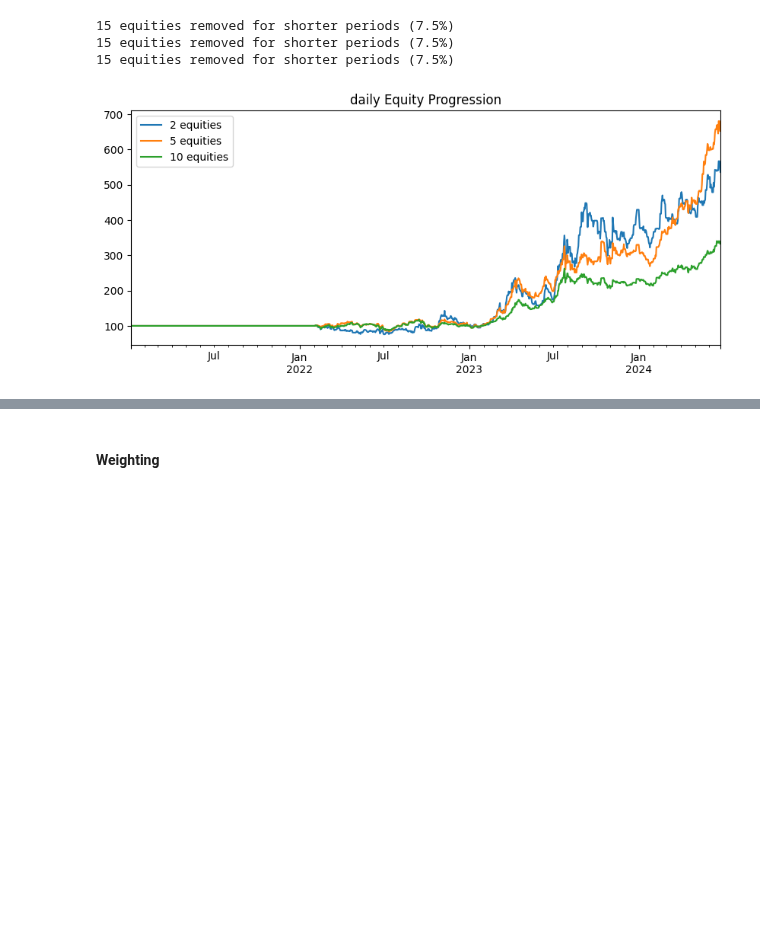
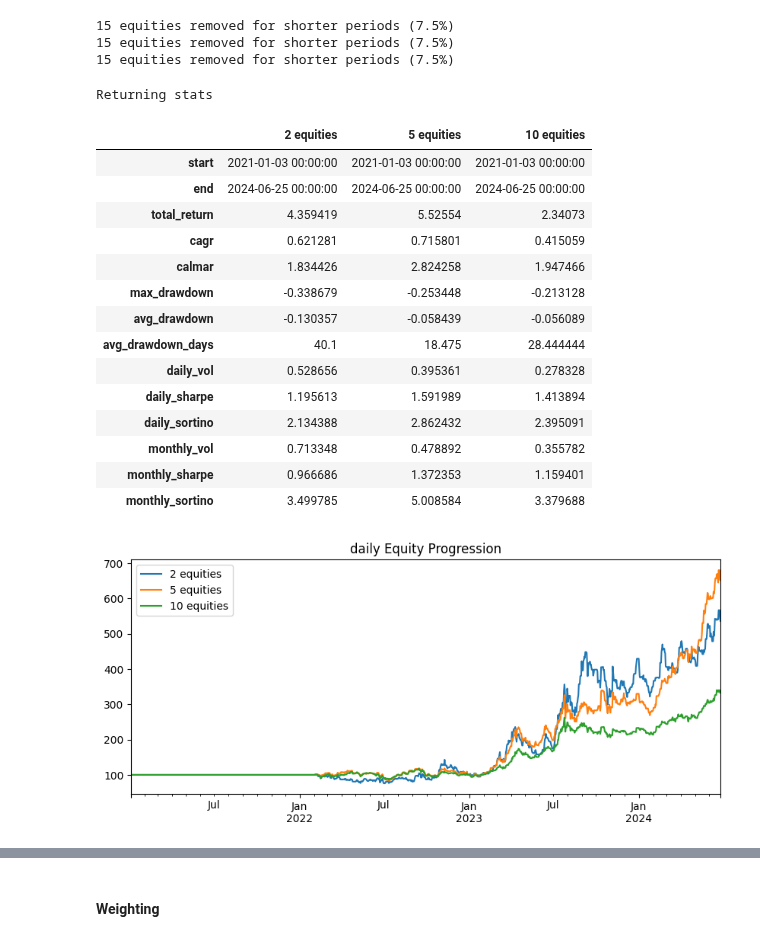
Before and after one commit to lbk209/portfolio, a Jupyter notebook: backtest_portfolios.ipynb, the cells around one changed output, grey strips where cells are left out. Cells and saved outputs as stored; diff of their text form; code cells hidden in the pictures; blank space fills up the shorter version.

```diff
--- a/backtest_portfolios.ipynb
+++ b/backtest_portfolios.ipynb
@@ -996,6 +311,22 @@ for n_equities in [2, 5, 10]:
 15 equities removed for shorter periods (7.5%)
 15 equities removed for shorter periods (7.5%)
 # %%
-testing = bm.run(figsize=(10,4))
+bm.run(figsize=(10,4))
 # %% [output]
+Returning stats
+|  | 2 equities | 5 equities | 10 equities |
+| start | 2021-01-03 00:00:00 | 2021-01-03 00:00:00 | 2021-01-03 00:00:00 |
+| end | 2024-06-25 00:00:00 | 2024-06-25 00:00:00 | 2024-06-25 00:00:00 |
+| total_return | 4.359419 | 5.52554 | 2.34073 |
+| cagr | 0.621281 | 0.715801 | 0.415059 |
+| calmar | 1.834426 | 2.824258 | 1.947466 |
+| max_drawdown | -0.338679 | -0.253448 | -0.213128 |
+| avg_drawdown | -0.130357 | -0.058439 | -0.056089 |
+| avg_drawdown_days | 40.1 | 18.475 | 28.444444 |
+| daily_vol | 0.528656 | 0.395361 | 0.278328 |
+| daily_sharpe | 1.195613 | 1.591989 | 1.413894 |
+| daily_sortino | 2.134388 | 2.862432 | 2.395091 |
+| monthly_vol | 0.713348 | 0.478892 | 0.355782 |
+| monthly_sharpe | 0.966686 | 1.372353 | 1.159401 |
+| monthly_sortino | 3.499785 | 5.008584 | 3.379688 |
 [figure]
```
Also changed, not shown: parts of 17 cells of this notebook, 1 other file.
